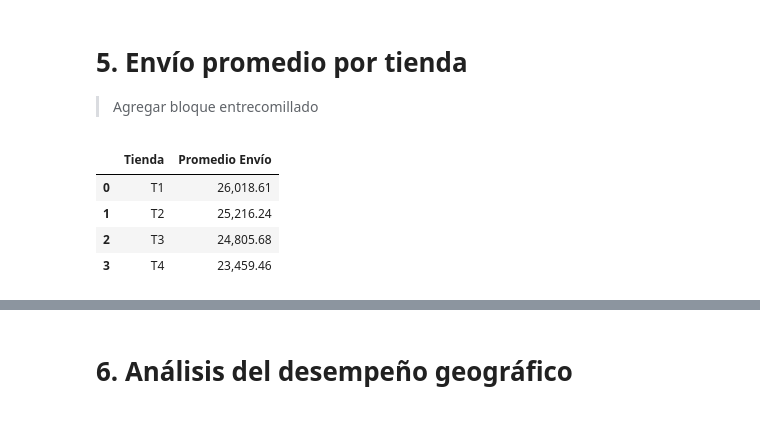
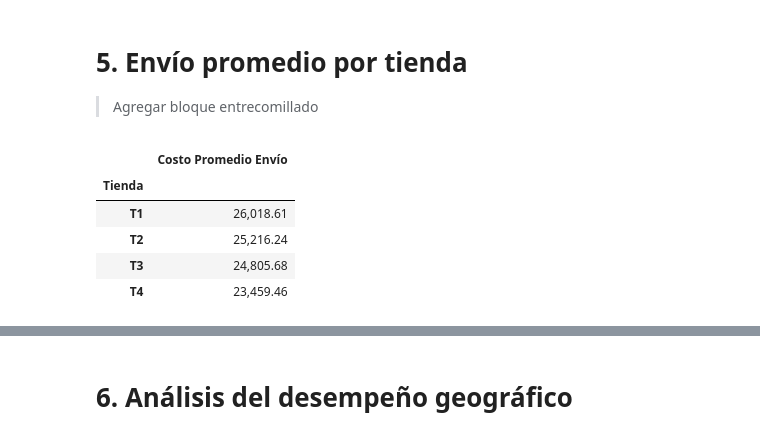
Before and after one commit to EddersonPR/challenge-alura-store, a Jupyter notebook: AluraStoreLatam.ipynb, the cells around one changed output, grey strips where cells are left out. Drawn from its saved outputs; the diff is of its cells as text; code cells hidden in the pictures.

```diff
--- a/AluraStoreLatam.ipynb
+++ b/AluraStoreLatam.ipynb
@@ -228,11 +500,12 @@ bottom_productos
 
 > Agregar bloque entrecomillado
 # %%
-df_envio = df.groupby(['Tienda'])['Costo de envío'].mean().reset_index(name="Promedio Envío")
+df_envio = df.groupby(['Tienda'])['Costo de envío'].mean().reset_index(name="Costo Promedio Envío").sort_values(by='Costo Promedio Envío', ascending=False).set_index('Tienda')
 df_envio
 # %% [output]
-|  | Tienda | Promedio Envío |
-| 0 | T1 | 26,018.61 |
-| 1 | T2 | 25,216.24 |
-| 2 | T3 | 24,805.68 |
-| 3 | T4 | 23,459.46 |
+|  | Costo Promedio Envío |
+| Tienda |  |
+| T1 | 26,018.61 |
+| T2 | 25,216.24 |
+| T3 | 24,805.68 |
+| T4 | 23,459.46 |
```
Also changed, not shown: parts of 28 cells of this notebook.
